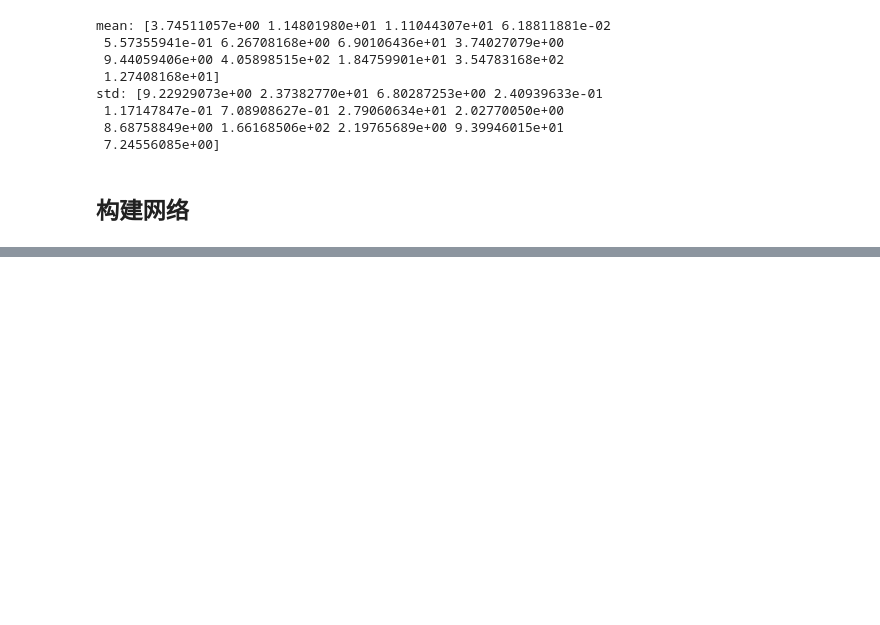
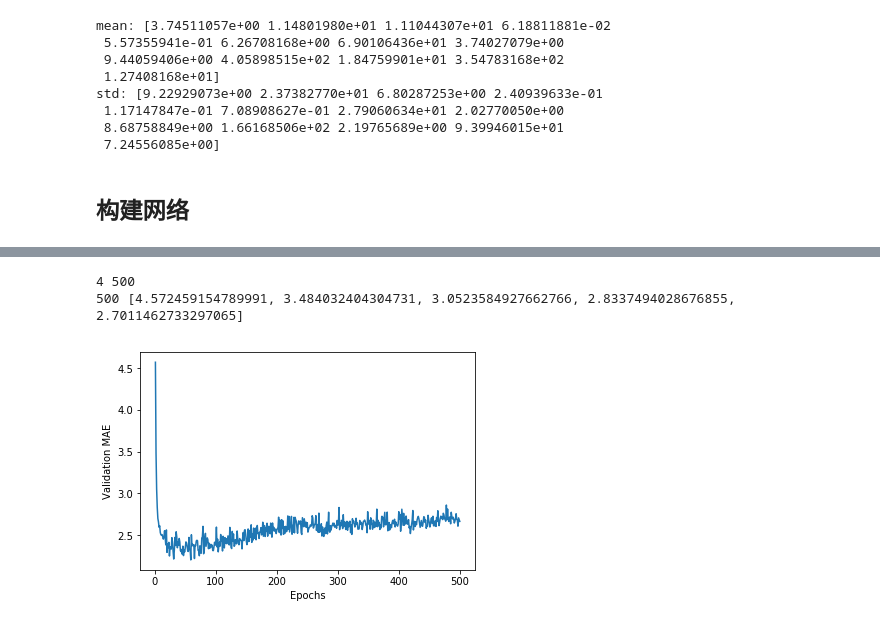
Before and after one commit to wang-junjian/deep-learning-with-python, a Jupyter notebook: 3.6_boston_housing.ipynb, the cells around one changed output, grey strips where cells are left out. Saved outputs shown, nothing was run; the diff lists cells and outputs as text; code cells hidden in the pictures; blank space fills up the shorter version.

```diff
--- a/3.6_boston_housing.ipynb
+++ b/3.6_boston_housing.ipynb
@@ -45,6 +45,6 @@ model.add(layers.Dense(64, activation='relu'))
 model.add(layers.Dense(1))
 model.compile(optimizer='rmsprop', loss='mse', metrics=['mae'])
 # %%
-history = model.fit(test_data, test_targets, epochs=100, batch_size=20)
+history = model.fit(test_data, test_targets, epochs=50, batch_size=20)
 print(history.history)
 # %% [output]
@@ -85,0 +140,28 @@ array([[ 9.772567],
+# %%
+import numpy as np
+
+k = 4
+num_val_samples = len(train_data) // k #//取整运算符
+num_epochs = 500
+mae_histories = []
+
+for i in range(k):
+    print('processing fold #', i)
+
+    val_data = train_data[i*num_val_samples: (i+1)*num_val_samples]
+    val_targets = train_targets[i*num_val_samples: (i+1)*num_val_samples]
+
+    partial_train_data = np.concatenate([train_data[:i*num_val_samples],
+                                        train_data[(i+1)*num_val_samples:]],
+                                        axis=0)
+    partial_train_targets = np.concatenate([train_targets[:i*num_val_samples],
+                                           train_targets[(i+1)*num_val_samples:]],
+                                           axis=0)
+
+    model = build_model()
+    history = model.fit(partial_train_data, partial_train_targets,
+                        validation_data=(val_data, val_targets),
+                        epochs=num_epochs, batch_size=1, verbose=0)
+
+    print(history.history.keys())
+    mae_histories.append(history.history['val_mean_absolute_error'])
@@ -85,0 +177,17 @@ array([[ 9.772567],
+# %%
+#计算每轮K折的平均值
+print(len(mae_histories), len(mae_histories[0]))
+avg_mae_history = [np.mean([n[i] for n in mae_histories]) for i in range(num_epochs)]
+print(len(avg_mae_history), avg_mae_history[:5])
+# %% [output]
+4 500
+500 [4.572459154789991, 3.484032404304731, 3.0523584927662766, 2.8337494028676855, 2.7011462733297065]
+# %%
+import matplotlib.pyplot as plt
+
+plt.plot(range(1, len(avg_mae_history)+1), avg_mae_history)
+plt.xlabel('Epochs')
+plt.ylabel('Validation MAE')
+plt.show()
+# %% [output]
+[figure, added]
```
Also changed, not shown: parts of 17 cells of this notebook.
